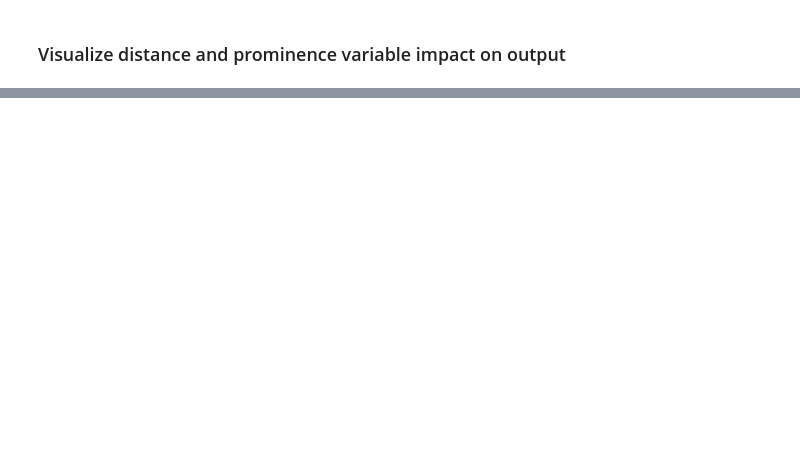
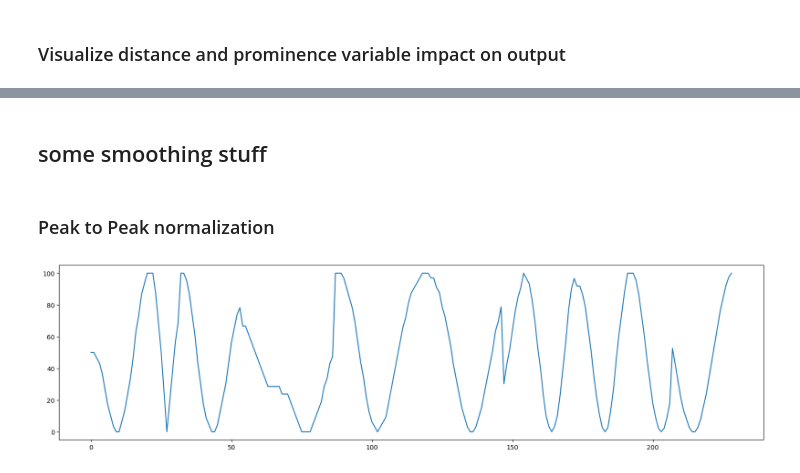
Before and after one commit to herpaderpapotato/silver-lamp, a Jupyter notebook: postprocess_funscript.ipynb, the cells around one changed output, grey strips where cells are left out. Drawn from its saved outputs; the diff is of its cells as text; code cells hidden in the pictures; blank space fills up the shorter version.

Commit message:
smoothing testing

```diff
--- a/postprocess_funscript.ipynb
+++ b/postprocess_funscript.ipynb
@@ -100,0 +153,19 @@ predictions/milfvr-gobble-squabble-180_180x180_3dh_LR.mp4.crop.20231125-012514.f
+# %% [markdown]
+## some smoothing stuff
+# %% [markdown]
+### Peak to Peak normalization
+# %%
+new_pos = []
+new_pos.extend(pos[:peaks[0]])
+for i in range(len(peaks) - 1):
+    pos_peak_to_peak = pos[peaks[i]:peaks[i+1]]
+    # normalize from 0 to 100
+    pos_peak_to_peak = np.array(pos_peak_to_peak)
+    pos_peak_to_peak = (pos_peak_to_peak - pos_peak_to_peak.min()) / (pos_peak_to_peak.max() - pos_peak_to_peak.min()) * 100
+    new_pos.extend(pos_peak_to_peak)
+new_pos.extend(pos[peaks[-1]:])
+new_pos = np.array(new_pos)
+plt.plot(new_pos[peaks[750]:peaks[760]])
+plt.show()
+# %% [output]
+[figure, added]
```
Also changed, not shown: parts of 11 cells of this notebook.
